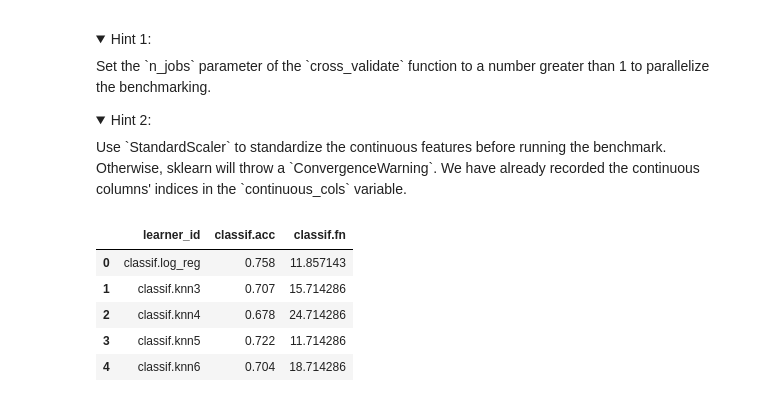
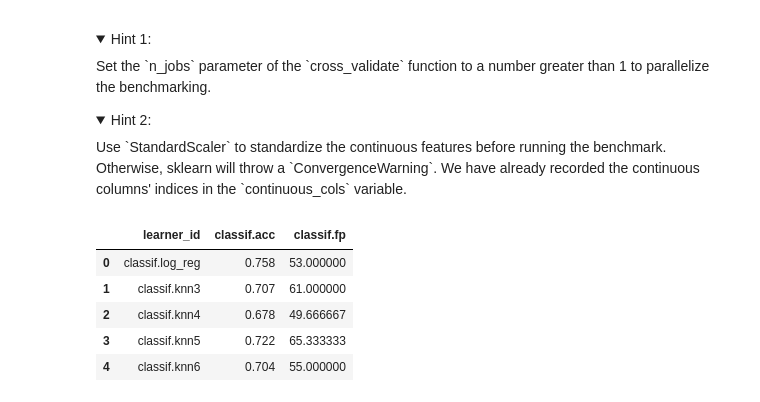
Before and after one commit to slds-lmu/lecture_appml, a Jupyter notebook: exercises/01_introduction/01_3_benchmarking_py.ipynb, the cells around one changed output. Drawn from its saved outputs; the diff is of its cells as text; code cells hidden in the pictures; folded sections open.

```diff
--- a/exercises/01_introduction/01_3_benchmarking_py.ipynb
+++ b/exercises/01_introduction/01_3_benchmarking_py.ipynb
@@ -103,30 +103,29 @@ Use `sklearn.metrics.confusion_matrix` to compute the TP and FN, and use `sklear
 # %%
 #===SOLUTION===
 
-
 from sklearn.metrics import make_scorer, confusion_matrix
 
-# Define a custom scorer for false negative rate (FNR) with 1 as the positive class.
-def false_negative_rate_percent(y_true, y_pred):
+# Define a custom scorer for false positive rate (FPR) with 1 as the positive class.
+def false_positive_rate_percent(y_true, y_pred):
     y_true = np.array(y_true)
     y_pred = np.array(y_pred)
 
-    # Use confusion_matrix to compute TP and FN
+    # Use confusion_matrix to compute TN and FP
     cm = confusion_matrix(y_true, y_pred, labels=[1, 0])
     # For binary classification with 1 as positive class:
-    # cm[0,0] = TP (true positives)
-    # cm[0,1] = FN (false negatives)
+    # cm[1,1] = TN (true negatives)
+    # cm[1,0] = FP (false positives)
 
-    TP = cm[0, 0]
-    FN = cm[0, 1]
+    TN = cm[1, 1]
+    FP = cm[1, 0]
 
-    if TP + FN == 0:
+    if TN + FP == 0:
         return 0.0
 
-    return (FN / (TP + FN)) * 100
+    return (FP / (TN + FP)) * 100
 
-# The lower FNR, the better
-fnr_scorer = make_scorer(false_negative_rate_percent, greater_is_better=False)
+# The lower FPR, the better
+fpr_scorer = make_scorer(false_positive_rate_percent, greater_is_better=False)
 # %% [markdown]
 ## Run the benchmark
 
@@ -159,22 +158,22 @@ results = []
 # In contrast, the benchmark is fully parallelized in mlr3.
 for learner_id, model in learners.items():
     cv_results = cross_validate(model, X, y, cv=cv,
-                                scoring={'accuracy': 'accuracy', 'fnr': fnr_scorer})
+                                scoring={'accuracy': 'accuracy', 'fpr': fpr_scorer})
     # Store all fold accuracy scores for the boxplot.
     accuracy_scores[learner_id] = cv_results['test_accuracy']
 
     acc_mean = np.mean(cv_results['test_accuracy'])
-    fnr_mean = np.mean(cv_results['test_fnr'])
+    fpr_mean = np.mean(cv_results['test_fpr'])
     # According to the docs of "greater_is_better" argument of `make_scorer()`,
     # "greater_is_betterbool, default=True. Whether score_func is a score function (default),
     #  meaning high is good, or a loss function, meaning low is good. In the latter case,
     #  the scorer object will sign-flip the outcome of the score_func."
 
-    # Hence, we need to re-flip the sign of `fnr_mean`.
+    # Hence, we need to re-flip the sign of `fpr_mean`.
 
     results.append({'learner_id': learner_id,
                     'classif.acc': acc_mean,
-                    'classif.fn': - fnr_mean})
+                    'classif.fpr': - fpr_mean})
 
 results_df = pd.DataFrame(results)
 print(results_df.head())
@@ -240,39 +239,39 @@ We have already recorded the continuous columns' indices in the `continuous_cols
 # %%
 #===SOLUTION===
 
 from sklearn.preprocessing import StandardScaler
 
 # Standardize continuous features, otherwise sklearn will throw ConvergenceWarning.
 X[continuous_cols] = StandardScaler().fit_transform(X[continuous_cols])
 
 learners = create_learners()  # Now returns a dict of name -> learner object
 
 # We define a function to run cross-validation for a single learner.
 def run_learner(learner_id, model):
     cv_results = cross_validate(model, X, y, cv=cv,
-                    scoring={'accuracy': 'accuracy', 'fnr': fnr_scorer},
+                    scoring={'accuracy': 'accuracy', 'fpr': fpr_scorer},
                     n_jobs=4)
     acc_mean = np.mean(cv_results['test_accuracy'])
-    fnr_mean = np.mean(cv_results['test_fnr'])
-    return learner_id, cv_results['test_accuracy'], acc_mean, fnr_mean
+    fpr_mean = np.mean(cv_results['test_fpr'])
+    return learner_id, cv_results['test_accuracy'], acc_mean, fpr_mean
 
 parallel_results = [run_learner(learner_id, model) for learner_id, model in learners.items()]
 
 # Process results: gather fold-wise accuracy scores and aggregated results.
 accuracy_scores = {}
 results = []
-for learner_id, scores, acc_mean, fnr_mean in parallel_results:
+for learner_id, scores, acc_mean, fpr_mean in parallel_results:
     accuracy_scores[learner_id] = scores
     results.append({'learner_id': learner_id,
                     'classif.acc': acc_mean,
-                    'classif.fn': - fnr_mean})
+                    'classif.fp': - fpr_mean})
 
 results_df = pd.DataFrame(results)
 results_df.head()
 # %% [output]
-|  | learner_id | classif.acc | classif.fn |
-| 0 | classif.log_reg | 0.758 | 11.857143 |
-| 1 | classif.knn3 | 0.707 | 15.714286 |
-| 2 | classif.knn4 | 0.678 | 24.714286 |
-| 3 | classif.knn5 | 0.722 | 11.714286 |
-| 4 | classif.knn6 | 0.704 | 18.714286 |
+|  | learner_id | classif.acc | classif.fp |
+| 0 | classif.log_reg | 0.758 | 53.000000 |
+| 1 | classif.knn3 | 0.707 | 61.000000 |
+| 2 | classif.knn4 | 0.678 | 49.666667 |
+| 3 | classif.knn5 | 0.722 | 65.333333 |
+| 4 | classif.knn6 | 0.704 | 55.000000 |
```
Also changed, not shown: parts of 2 cells of this notebook, 1 other file.
